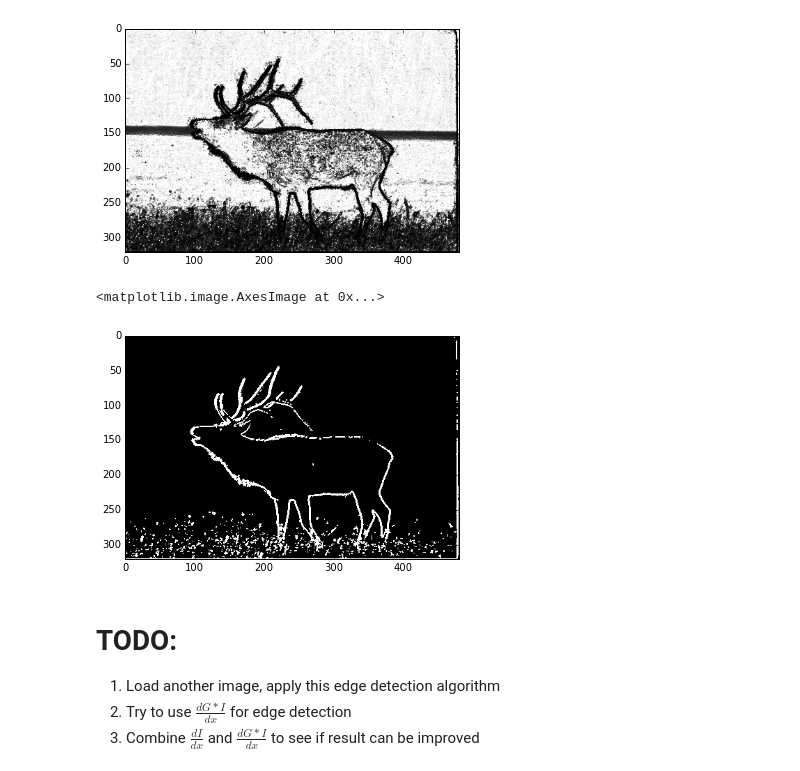
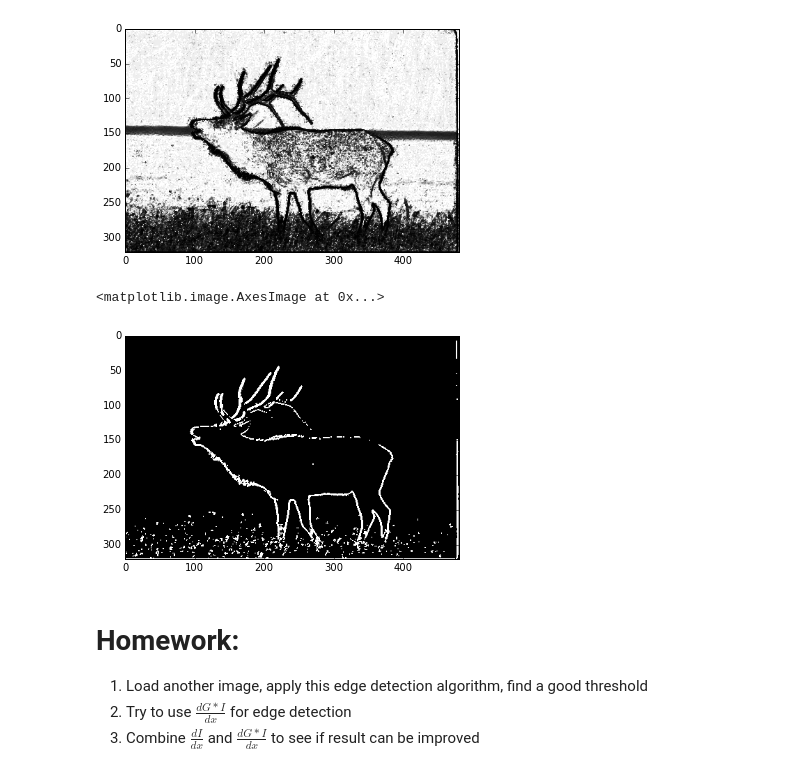
Before and after one commit to qiuwch/Stat271HWFall14, a Jupyter notebook: 1.2BoundaryDemo.ipynb, the cells around one changed output. Drawn from its saved outputs; the diff is of its cells as text; code cells hidden in the pictures.

```diff
--- a/1.2EdgeDemo.ipynb
+++ b/1.2BoundaryDemo.ipynb
@@ -162,13 +158,13 @@ imshow(poffIm)
 <matplotlib.image.AxesImage at 0x...>
 [figure]
 # %%
-T = 1
+T = 1.4
 imshow(np.log(ponIm/poffIm)>T) #
 # %% [output]
 <matplotlib.image.AxesImage at 0x...>
-[figure, old version]
+[figure, new version]
 # %% [markdown]
-# TODO:
-1. Load another image, apply this edge detection algorithm
+# Homework:
+1. Load another image, apply this edge detection algorithm, find a good threshold
 2. Try to use $ \frac{dG*I}{dx} $ for edge detection
 3. Combine $ \frac{dI}{dx} $ and $ \frac{dG*I}{dx} $ to see if result can be improved
```
Also changed, not shown: parts of 4 cells of this notebook, 2 other files.
